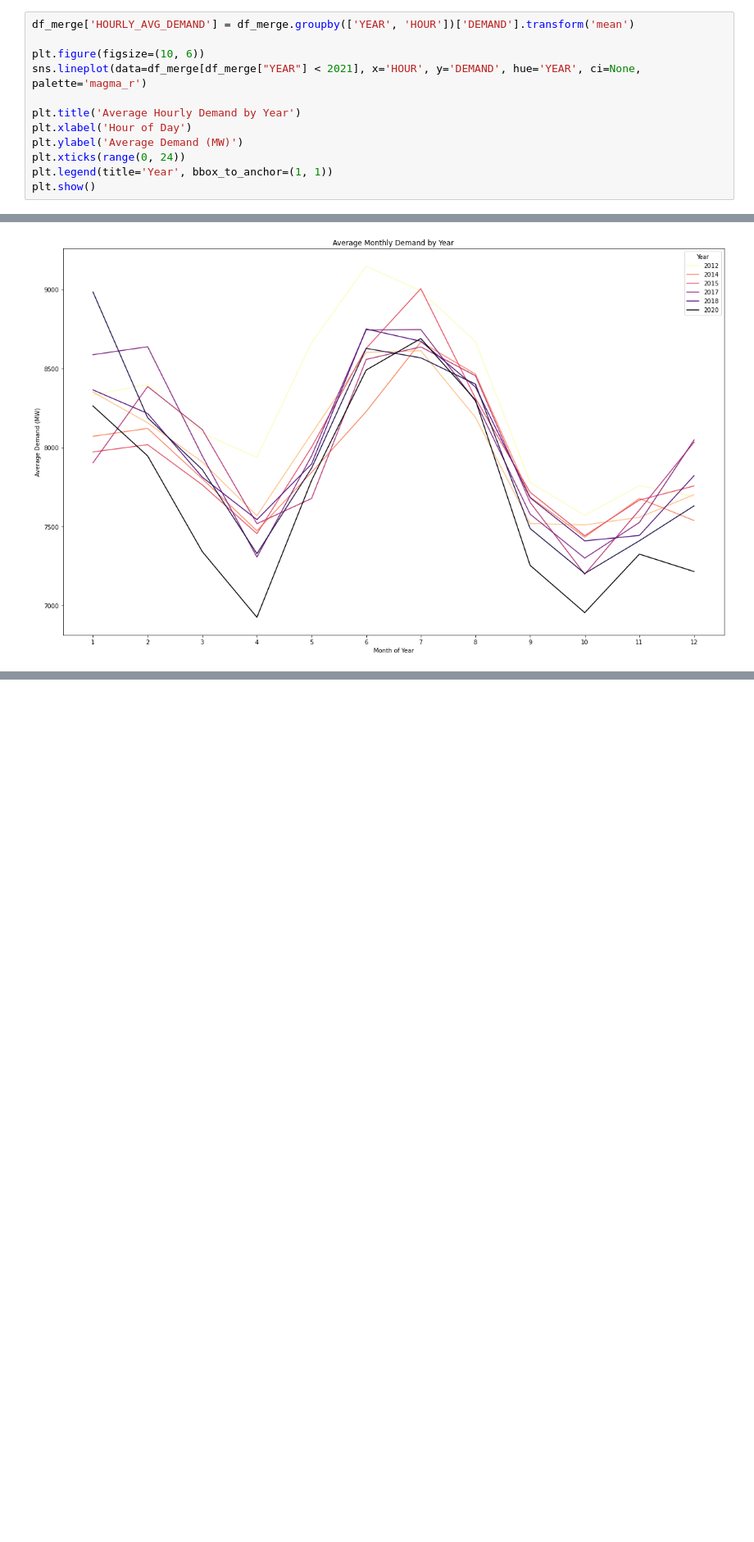
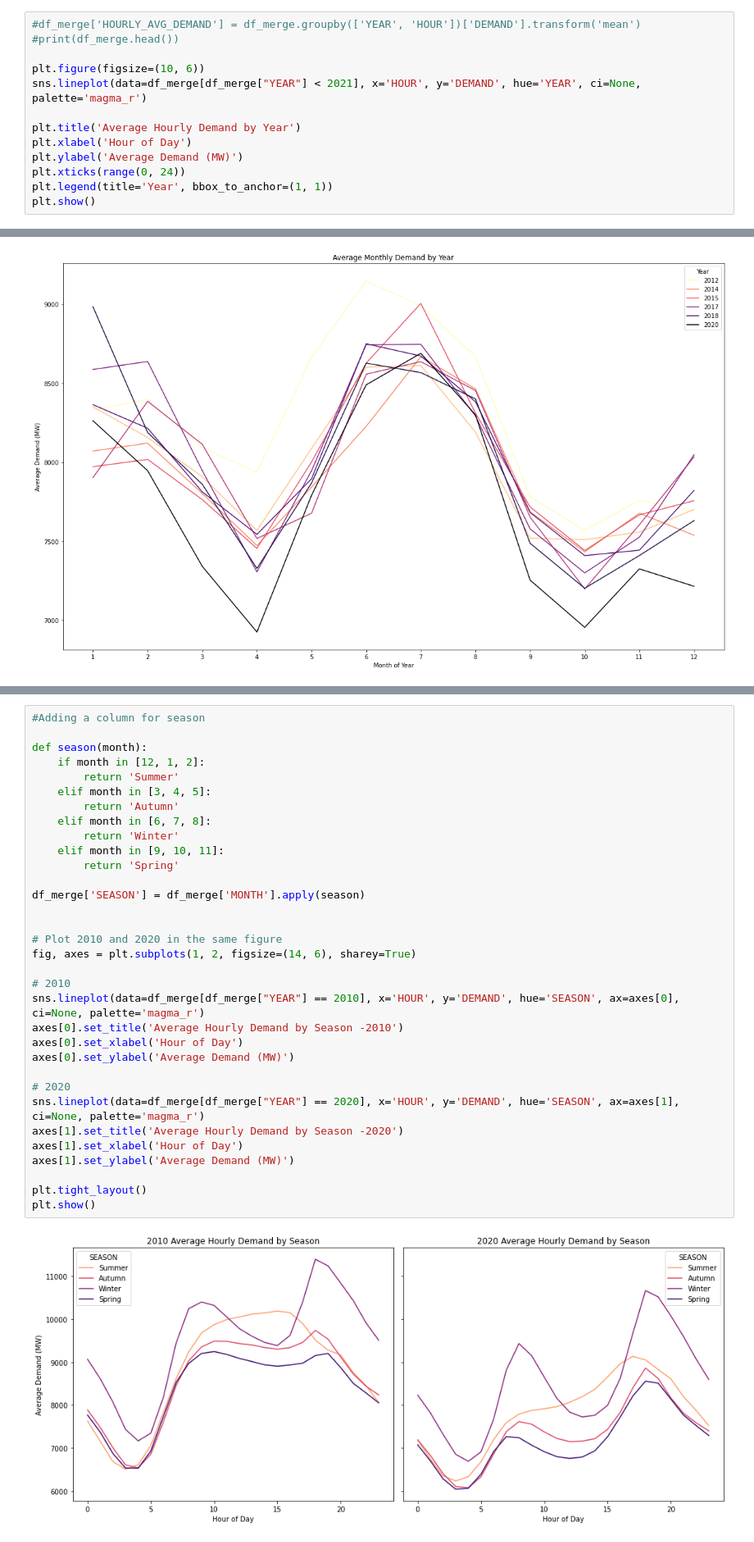
Before and after one commit to UNSW-ZZSC9020-H52024/Group5, a Jupyter notebook: src/EDA_Tariq.ipynb, the cells around one changed output, grey strips where cells are left out. Shown at 82% size. Drawn from its saved outputs; the diff is of its cells as text; blank space fills up the shorter version.

Commit message:
Tariq EDA Update
Additional graphs and commentary in Tariq's section of EDA

```diff
--- a/src/EDA_Tariq.ipynb
+++ b/src/EDA_Tariq.ipynb
@@ -431,7 +422,8 @@ From the above boxplots, we can see that energy demand is trending downwards fro
 
 It would be interesting to observe the hourly demand, but with each year in isolation. From the below, we can see that the decrease in demand from year to year is most significant from around 8am to 1pm. However, in more recent years, we can see in the evenings and overnight that demand has generally been increasing from one year to the next.
 # %%
-df_merge['HOURLY_AVG_DEMAND'] = df_merge.groupby(['YEAR', 'HOUR'])['DEMAND'].transform('mean')
+#df_merge['HOURLY_AVG_DEMAND'] = df_merge.groupby(['YEAR', 'HOUR'])['DEMAND'].transform('mean')
+#print(df_merge.head())
 
 plt.figure(figsize=(10, 6))
 sns.lineplot(data=df_merge[df_merge["YEAR"] < 2021], x='HOUR', y='DEMAND', hue='YEAR', ci=None, palette='magma_r')
@@ -471,0 +466,35 @@ plt.show()
+# %%
+#Adding a column for season
+
+def season(month):
+    if month in [12, 1, 2]:
+        return 'Summer'
+    elif month in [3, 4, 5]:
+        return 'Autumn'
+    elif month in [6, 7, 8]:
+        return 'Winter'
+    elif month in [9, 10, 11]:
+        return 'Spring'
+
+df_merge['SEASON'] = df_merge['MONTH'].apply(season)
+
+
+# Plot 2010 and 2020 in the same figure
+fig, axes = plt.subplots(1, 2, figsize=(14, 6), sharey=True)
+
+# 2010
+sns.lineplot(data=df_merge[df_merge["YEAR"] == 2010], x='HOUR', y='DEMAND', hue='SEASON', ax=axes[0], ci=None, palette='magma_r')
+axes[0].set_title('Average Hourly Demand by Season -2010')
+axes[0].set_xlabel('Hour of Day')
+axes[0].set_ylabel('Average Demand (MW)')
+
+# 2020
+sns.lineplot(data=df_merge[df_merge["YEAR"] == 2020], x='HOUR', y='DEMAND', hue='SEASON', ax=axes[1], ci=None, palette='magma_r')
+axes[1].set_title('Average Hourly Demand by Season -2020')
+axes[1].set_xlabel('Hour of Day')
+axes[1].set_ylabel('Average Demand (MW)')
+
+plt.tight_layout()
+plt.show()
+# %% [output]
+[figure, added]
```
Also changed, not shown: parts of 11 cells of this notebook.
